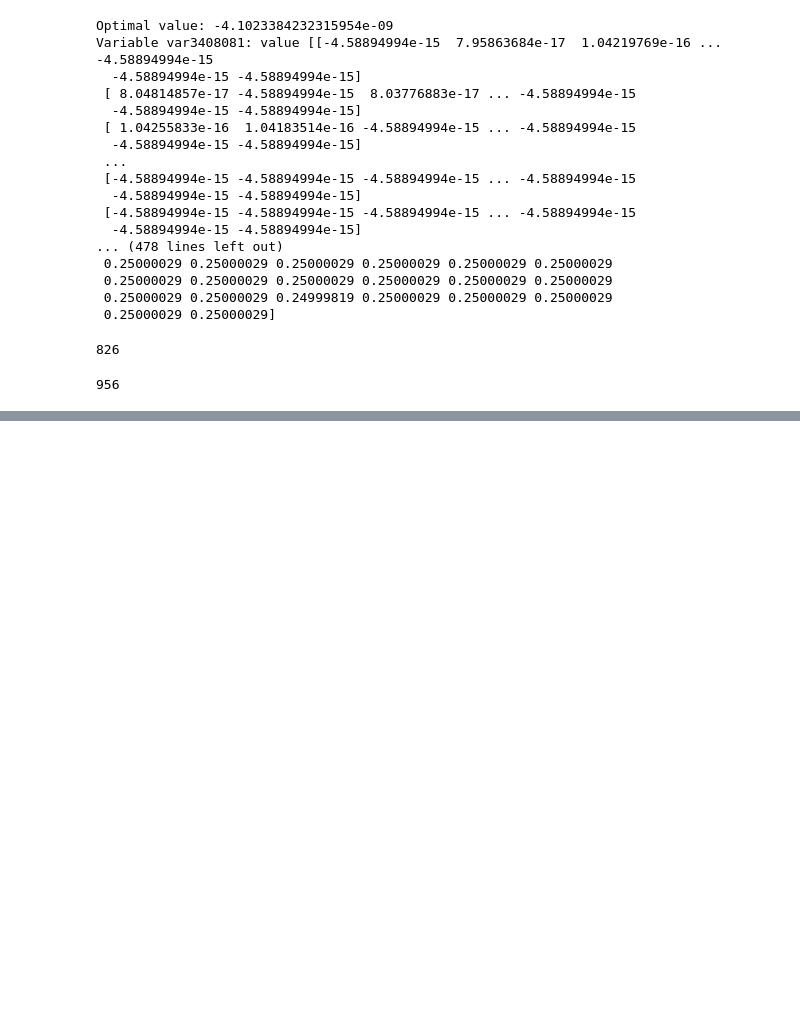
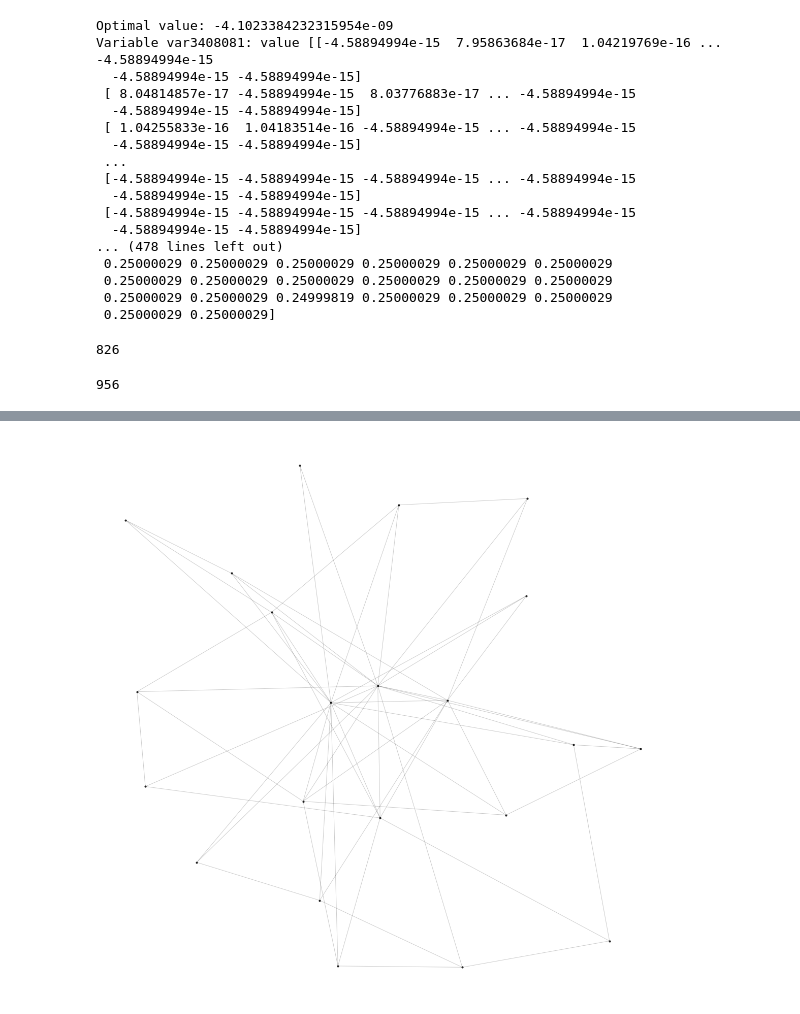
Before and after one commit to CoronaWhy/drug-lit-contradictory-claims, a Jupyter notebook: notebooks/making_roam_trainvaltest.ipynb, the cells around one changed output, grey strips where cells are left out. Cells and saved outputs as stored; diff of their text form; code cells hidden in the pictures; blank space fills up the shorter version.

```diff
--- a/notebooks/making_roam_trainvaltest.ipynb
+++ b/notebooks/making_roam_trainvaltest.ipynb
@@ -382,0 +753,4 @@ print("Hello")
+# %%
+frac = .2
+G = nx.barabasi_albert_graph(int(np.floor(229 * frac)), 3)
+#G = nx.watts_strogatz_graph(int(np.floor(229 * frac)), 3, .5)
@@ -382,0 +836,28 @@ print("Hello")
+# %%
+import matplotlib.pyplot as plt
+import matplotlib
+
+matplotlib.rc('figure', figsize=(20, 20))
+
+
+#G=nx.cubical_graph()
+pos=nx.spring_layout(G) # positions for all nodes
+
+# nodes
+nx.draw_networkx_nodes(G,pos,node_color='black',node_size=10, alpha=0.8)
+
+# edges
+nx.draw_networkx_edges(G, pos, width=1.0, alpha=0.2)
+
+#nx.draw_networkx_edges(G,pos,
+#                       edgelist=[(0,1),(1,2),(2,3),(3,0)],
+#                       width=8,alpha=0.5,edge_color='r')
+#nx.draw_networkx_edges(G,pos,
+#                       edgelist=[(4,5),(5,6),(6,7),(7,4)],
+#                       width=8,alpha=0.5,edge_color='b')
+
+
+plt.axis('off')
+plt.show() # display
+# %% [output]
+[figure, added]
```
Also changed, not shown: parts of 23 cells of this notebook, 2 other files.
